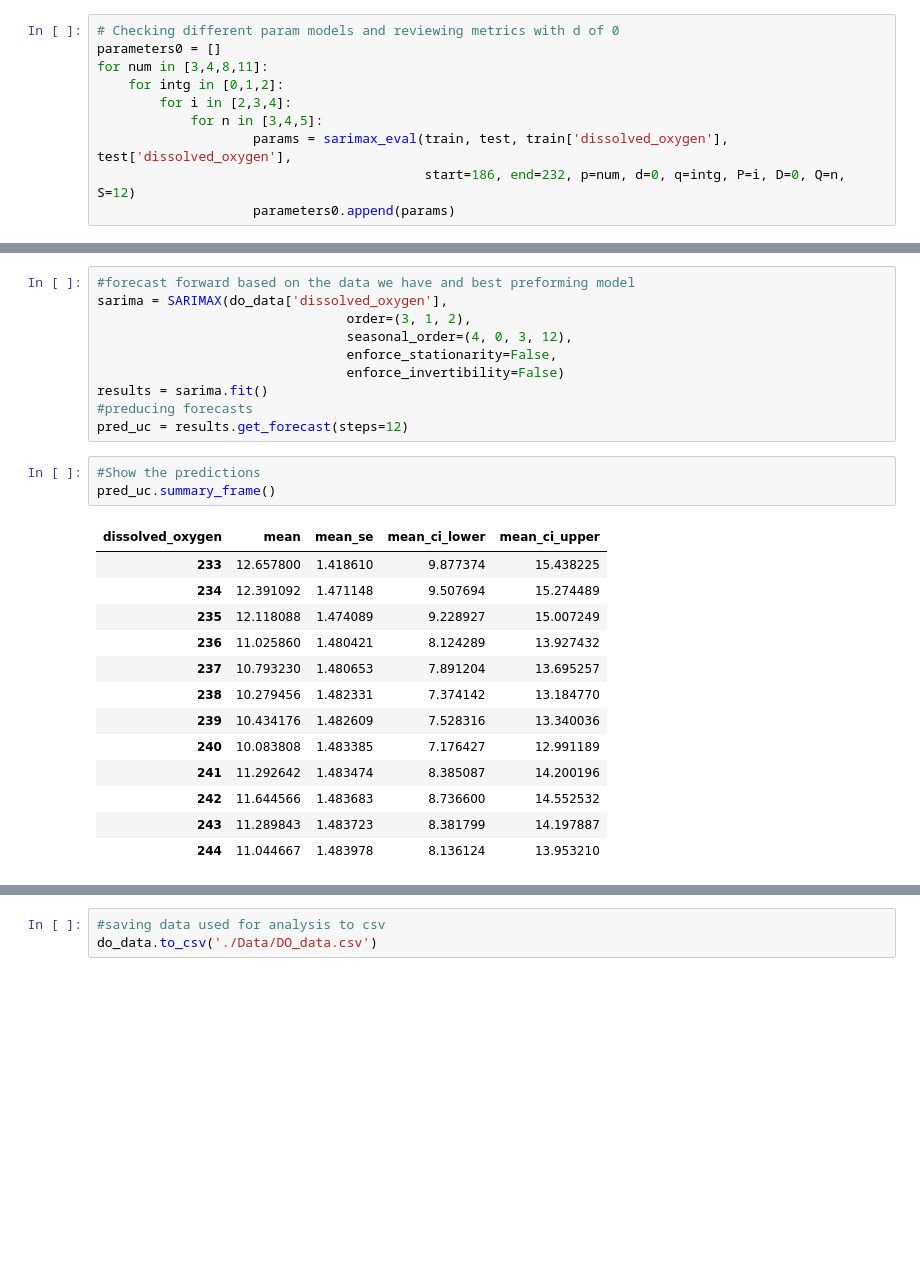
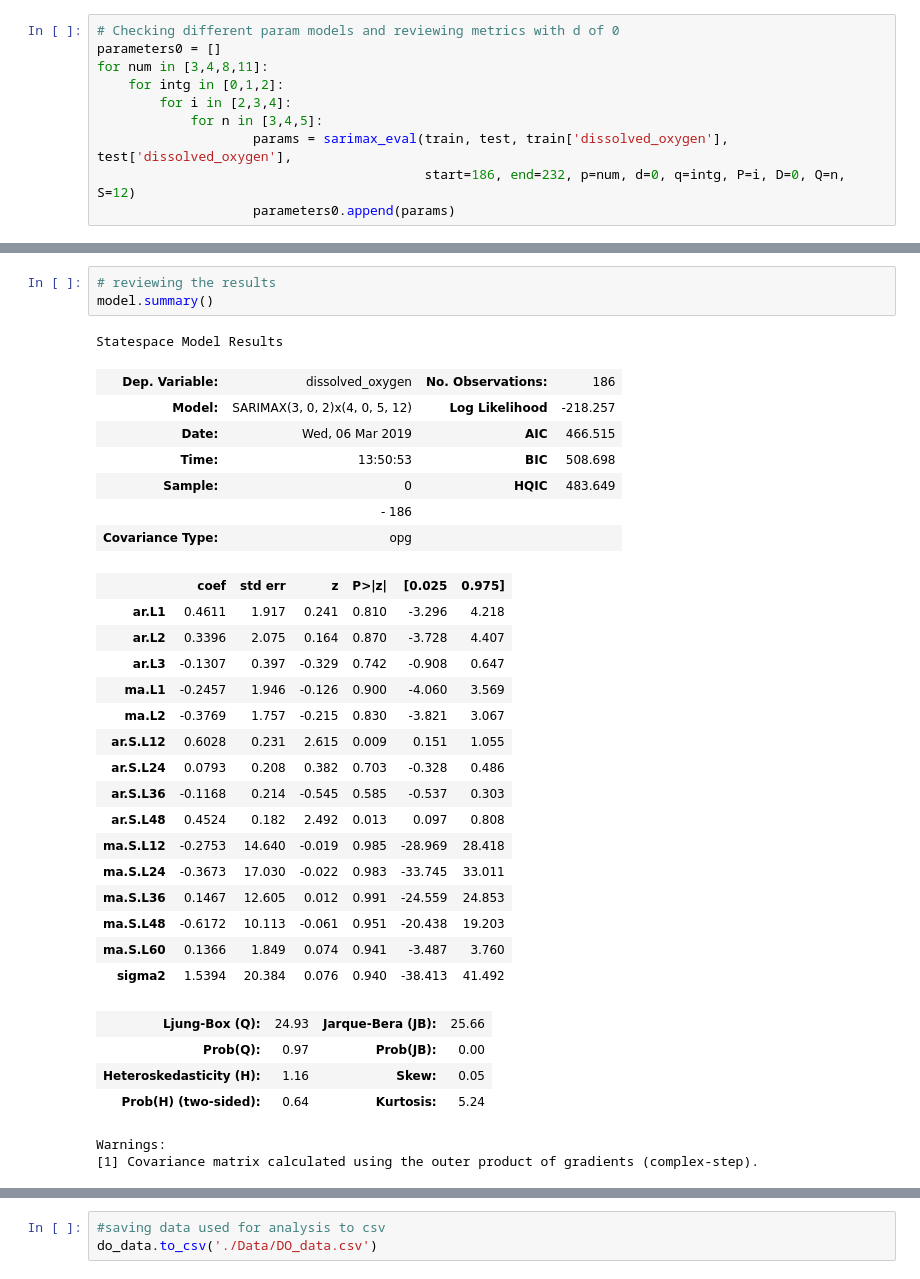
Before and after one commit to Mauriekathan/Timeseries_Modeling_Dissolved_Oxygen, a Jupyter notebook: Dissolved_Oxygen_modeling.ipynb, the cells around one changed output, grey strips where cells are left out. Saved outputs shown, nothing was run; the diff lists cells and outputs as text; blank space fills up the shorter version.

```diff
--- a/Dissolved_Oxygen_modeling.ipynb
+++ b/Dissolved_Oxygen_modeling.ipynb
@@ -279,27 +235,34 @@ fig.savefig('./Images/SARIMAX402.png',bbox_inches='tight')
-# %%
-#forecast forward based on the data we have and best preforming model
-sarima = SARIMAX(do_data['dissolved_oxygen'],
-                                order=(3, 1, 2),
-                                seasonal_order=(4, 0, 3, 12),
-                                enforce_stationarity=False,
-                                enforce_invertibility=False)
-results = sarima.fit()
-#preducing forecasts
-pred_uc = results.get_forecast(steps=12)
-# %%
-#Show the predictions
-pred_uc.summary_frame()
-# %% [output]
-| dissolved_oxygen | mean | mean_se | mean_ci_lower | mean_ci_upper |
-| 233 | 12.657800 | 1.418610 | 9.877374 | 15.438225 |
-| 234 | 12.391092 | 1.471148 | 9.507694 | 15.274489 |
-| 235 | 12.118088 | 1.474089 | 9.228927 | 15.007249 |
-| 236 | 11.025860 | 1.480421 | 8.124289 | 13.927432 |
-| 237 | 10.793230 | 1.480653 | 7.891204 | 13.695257 |
-| 238 | 10.279456 | 1.482331 | 7.374142 | 13.184770 |
-| 239 | 10.434176 | 1.482609 | 7.528316 | 13.340036 |
-| 240 | 10.083808 | 1.483385 | 7.176427 | 12.991189 |
-| 241 | 11.292642 | 1.483474 | 8.385087 | 14.200196 |
-| 242 | 11.644566 | 1.483683 | 8.736600 | 14.552532 |
-| 243 | 11.289843 | 1.483723 | 8.381799 | 14.197887 |
-| 244 | 11.044667 | 1.483978 | 8.136124 | 13.953210 |
+# %%
+# reviewing the results
+model.summary()
+# %% [output]
+Statespace Model Results
+| Dep. Variable: | dissolved_oxygen | No. Observations: | 186 |
+| Model: | SARIMAX(3, 0, 2)x(4, 0, 5, 12) | Log Likelihood | -218.257 |
+| Date: | Wed, 06 Mar 2019 | AIC | 466.515 |
+| Time: | 13:50:53 | BIC | 508.698 |
+| Sample: | 0 | HQIC | 483.649 |
+|  | - 186 |  |  |
+| Covariance Type: | opg |  |  |
+|  | coef | std err | z | P>|z| | [0.025 | 0.975] |
+| ar.L1 | 0.4611 | 1.917 | 0.241 | 0.810 | -3.296 | 4.218 |
+| ar.L2 | 0.3396 | 2.075 | 0.164 | 0.870 | -3.728 | 4.407 |
+| ar.L3 | -0.1307 | 0.397 | -0.329 | 0.742 | -0.908 | 0.647 |
+| ma.L1 | -0.2457 | 1.946 | -0.126 | 0.900 | -4.060 | 3.569 |
+| ma.L2 | -0.3769 | 1.757 | -0.215 | 0.830 | -3.821 | 3.067 |
+| ar.S.L12 | 0.6028 | 0.231 | 2.615 | 0.009 | 0.151 | 1.055 |
+| ar.S.L24 | 0.0793 | 0.208 | 0.382 | 0.703 | -0.328 | 0.486 |
+| ar.S.L36 | -0.1168 | 0.214 | -0.545 | 0.585 | -0.537 | 0.303 |
+| ar.S.L48 | 0.4524 | 0.182 | 2.492 | 0.013 | 0.097 | 0.808 |
+| ma.S.L12 | -0.2753 | 14.640 | -0.019 | 0.985 | -28.969 | 28.418 |
+| ma.S.L24 | -0.3673 | 17.030 | -0.022 | 0.983 | -33.745 | 33.011 |
+| ma.S.L36 | 0.1467 | 12.605 | 0.012 | 0.991 | -24.559 | 24.853 |
+| ma.S.L48 | -0.6172 | 10.113 | -0.061 | 0.951 | -20.438 | 19.203 |
+| ma.S.L60 | 0.1366 | 1.849 | 0.074 | 0.941 | -3.487 | 3.760 |
+| sigma2 | 1.5394 | 20.384 | 0.076 | 0.940 | -38.413 | 41.492 |
+| Ljung-Box (Q): | 24.93 | Jarque-Bera (JB): | 25.66 |
+| Prob(Q): | 0.97 | Prob(JB): | 0.00 |
+| Heteroskedasticity (H): | 1.16 | Skew: | 0.05 |
+| Prob(H) (two-sided): | 0.64 | Kurtosis: | 5.24 |
+Warnings:
+[1] Covariance matrix calculated using the outer product of gradients (complex-step).
```
Also changed, not shown: parts of 11 cells of this notebook, 4 other files.
